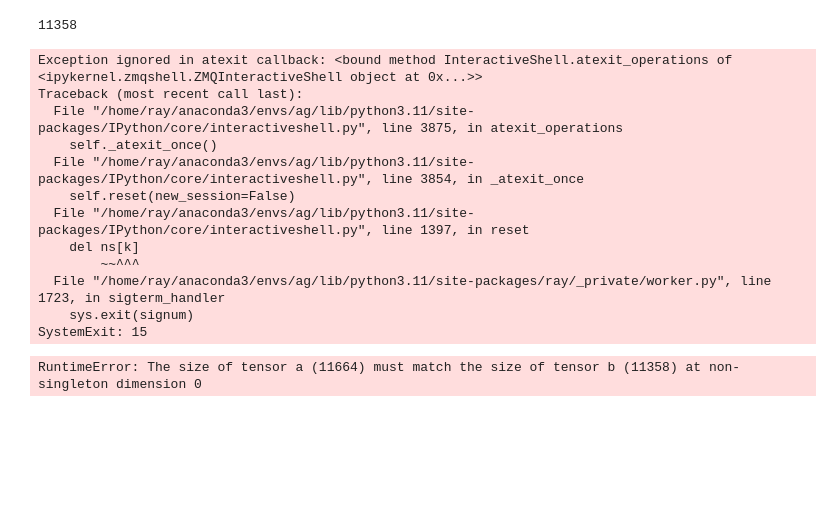
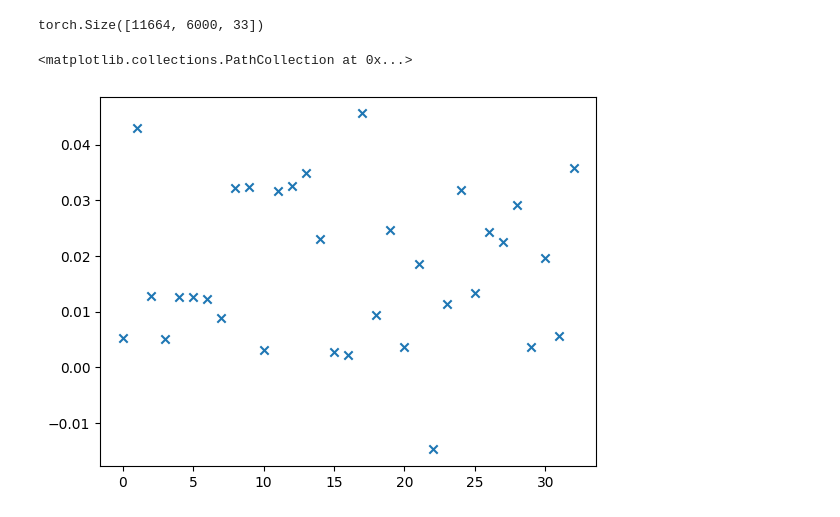
Before and after one commit to ZedRover/alphagen, a Jupyter notebook: notebook/bakctest_1d.ipynb, the cells around one changed output. Cells and saved outputs as stored; diff of their text form; code cells hidden in the pictures; blank space fills up the shorter version.

Commit message:
feat: add alpha generation code and config updates for ret1d and satd in 320 days

```diff
--- a/notebook/bakctest_1d.ipynb
+++ b/notebook/bakctest_1d.ipynb
@@ -63,2 +54,2 @@ RuntimeError: [enforce fail at alloc_cpu.cpp:75] err == 0. DefaultCPUAllocator:
 # %%
-sig_ret1d = th.stack([i[0] for i in alphas], dim=-1)
+sig_ret1d = th.stack([i for i in alphas], dim=-1)
@@ -81,27 +63,25 @@ ret5d = cal.raw_ret5d
-# %%
-len(ret1d)
-# %% [output]
-11358
-Exception ignored in atexit callback: <bound method InteractiveShell.atexit_operations of <ipykernel.zmqshell.ZMQInteractiveShell object at 0x...>>
-Traceback (most recent call last):
-  File "/home/ray/anaconda3/envs/ag/lib/python3.11/site-packages/IPython/core/interactiveshell.py", line 3875, in atexit_operations
-    self._atexit_once()
-  File "/home/ray/anaconda3/envs/ag/lib/python3.11/site-packages/IPython/core/interactiveshell.py", line 3854, in _atexit_once
-    self.reset(new_session=False)
-  File "/home/ray/anaconda3/envs/ag/lib/python3.11/site-packages/IPython/core/interactiveshell.py", line 1397, in reset
-    del ns[k]
-        ~~^^^
-  File "/home/ray/anaconda3/envs/ag/lib/python3.11/site-packages/ray/_private/worker.py", line 1723, in sigterm_handler
-    sys.exit(signum)
-SystemExit: 15
+# %%
+sig_ret1d.shape
+# %% [output]
+torch.Size([11664, 6000, 33])
+# %%
+ret1d  =  np.load( "/home/public2/share_yw/data/basic_info/RET1D.npy",).reshape(-1,6000)
+ret2d  =  np.load( "/home/public2/share_yw/data/basic_info/RET2D.npy",).reshape(-1,6000)
+ret5d  = np.load( "/home/public2/share_yw/data/basic_info/RET5D.npy",).reshape(-1,6000)
 # %%
-ic = []
+ic1d = []
+ret1d = th.tensor(ret1d, dtype=th.float32)
+ret2d = th.tensor(ret2d, dtype=th.float32)
+ret5d = th.tensor(ret5d, dtype=th.float32)
 for i in range(sig_ret1d.shape[-1]):
-    ic.append(batch_pearsonr(sig_ret1d[..., i], ret1d))
+    ic1d.append(batch_pearsonr(sig_ret1d[..., i], ret1d))
-# %% [output]
-RuntimeError: The size of tensor a (11664) must match the size of tensor b (11358) at non-singleton dimension 0
 # %%
-mean_ic = [th.mean(i) for i in ic]
+mean_ic = [th.mean(i) for i in ic1d]
+# %%
+plt.scatter(x=np.arange(len(mean_ic)),y=mean_ic,marker="x")
+# %% [output]
+<matplotlib.collections.PathCollection at 0x...>
+[figure, added]
 # %%
 split_idx = 486 * 16
 # %%
```
Also changed, not shown: parts of 12 cells of this notebook, 13 other files.
